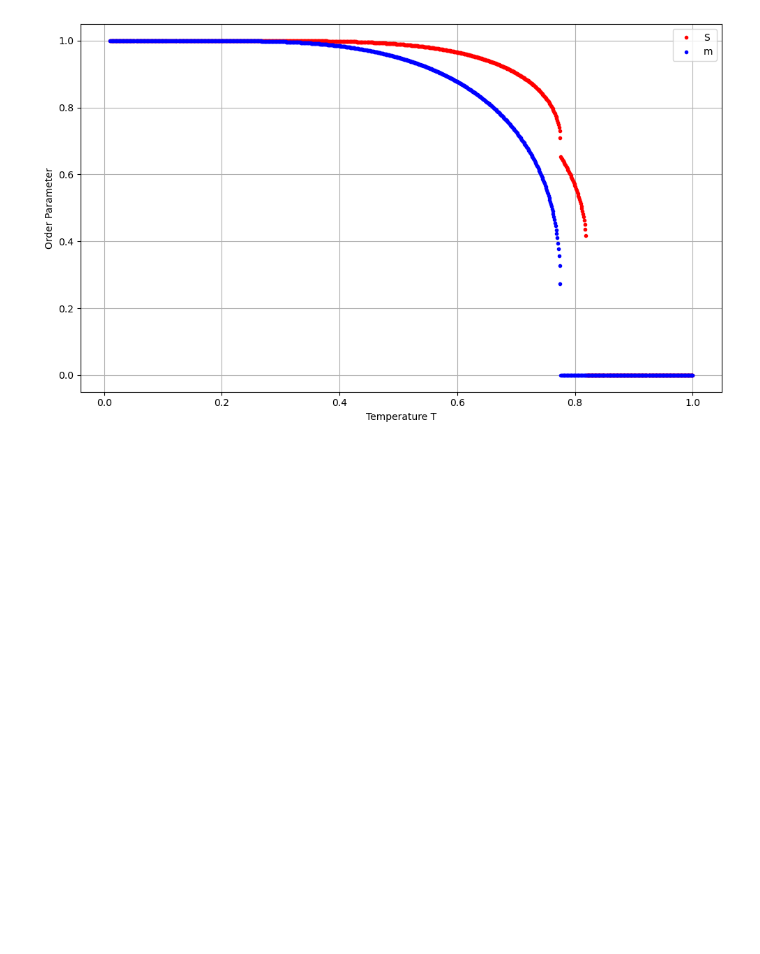
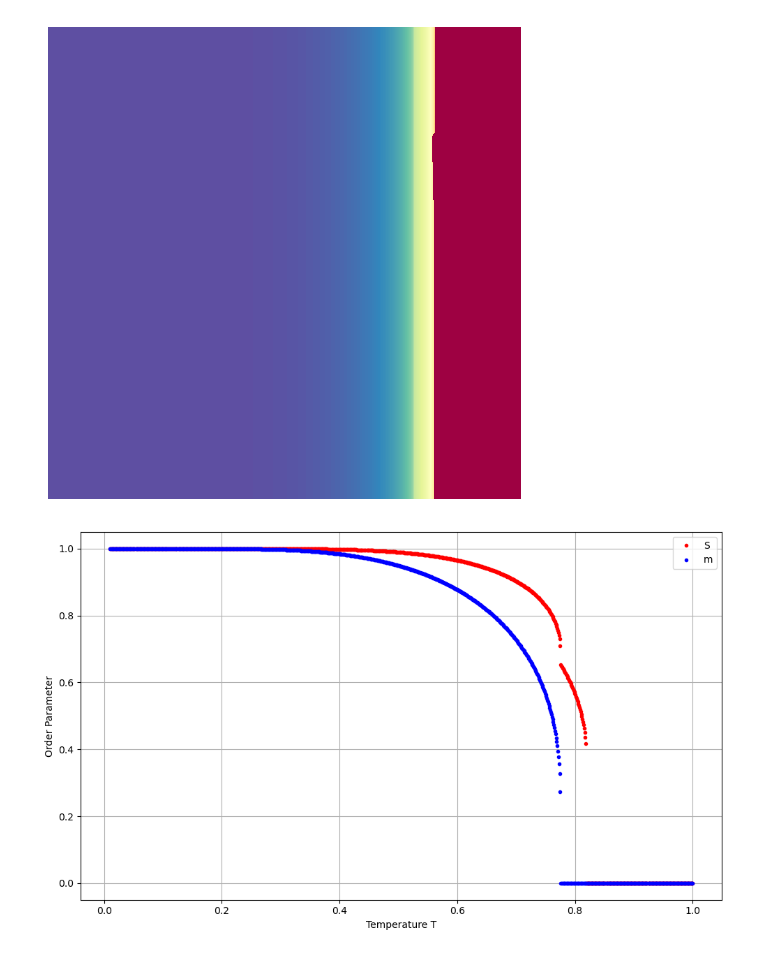
Before and after one commit to Gabrielkrzyzanowski/Master_Research, a Jupyter notebook: Ferromagnetic_Maier-Saupe/Simulations.ipynb, the cells around one changed output. Cells and saved outputs as stored; diff of their text form; code cells hidden in the pictures; blank space fills up the shorter version.

```diff
--- a/Ferromagnetic_Maier-Saupe/Simulations.ipynb
+++ b/Ferromagnetic_Maier-Saupe/Simulations.ipynb
@@ -111,4 +121,46 @@ def stability_check(t, m, S, tol=1e-9):
     e = np.real_if_close(eigvals(H))
     # require all eigenvalues strictly greater than tol
     return np.all(e > tol)
+# %%
+T_vals = np.linspace(0.01, 1.00, 500)
+S_vals = []
+m_vals = []
+n = len(T_vals)
+
+stability_map = np.full((n, n), 0, dtype=float)
+for t in T_vals:
+
+    sol = root(lambda vars_: bound_equations(t, vars_), [S_vals[-1] if S_vals else 1.0, m_vals[-1] if m_vals else 1.0])
+    if sol.success:
+        S_vals.append(sol.x[0])
+        m_vals.append(sol.x[1])
+    else:
+        # Try fallback
+        sol = root(lambda vars_: bound_equations(t, vars_), [S_vals[-1] if S_vals else 1.0, m_vals[-1] if m_vals else 1.0], method = 'lm')
+        if sol.success:
+            S_vals.append(sol.x[0])
+            m_vals.append(sol.x[1])
+        else:
+            S_vals.append(np.nan)
+            m_vals.append(np.nan)
+
+for line, m in enumerate(m_vals):
+    for column, (t, S) in enumerate(zip(T_vals, S_vals)):
+        if stability_check(t, (m, S)):
+            stability_map[line, column] = S  # Only assign if stable
+
+np.savetxt('Stability_map.txt', stability_map, delimiter=' ', fmt='%f')
+
+data = np.loadtxt("Stability_map.txt")
+data = np.ma.masked_invalid(data)
+
+cmap='Spectral'
+cm = 1/2.54
+plt.figure(figsize=(12*cm, 12*cm))  # Adjust for output size in cm
+plt.imshow(data, origin='lower', cmap=cmap, extent=[0, 500, 0, 500])
+plt.axis('off')
+plt.tight_layout(pad=0)
+plt.savefig("heatmap.png", dpi=600, bbox_inches='tight', pad_inches=0, transparent=True)
+# %% [output]
+[figure, added]
 # %%
```
Also changed, not shown: parts of 6 cells of this notebook, 6 other files.
